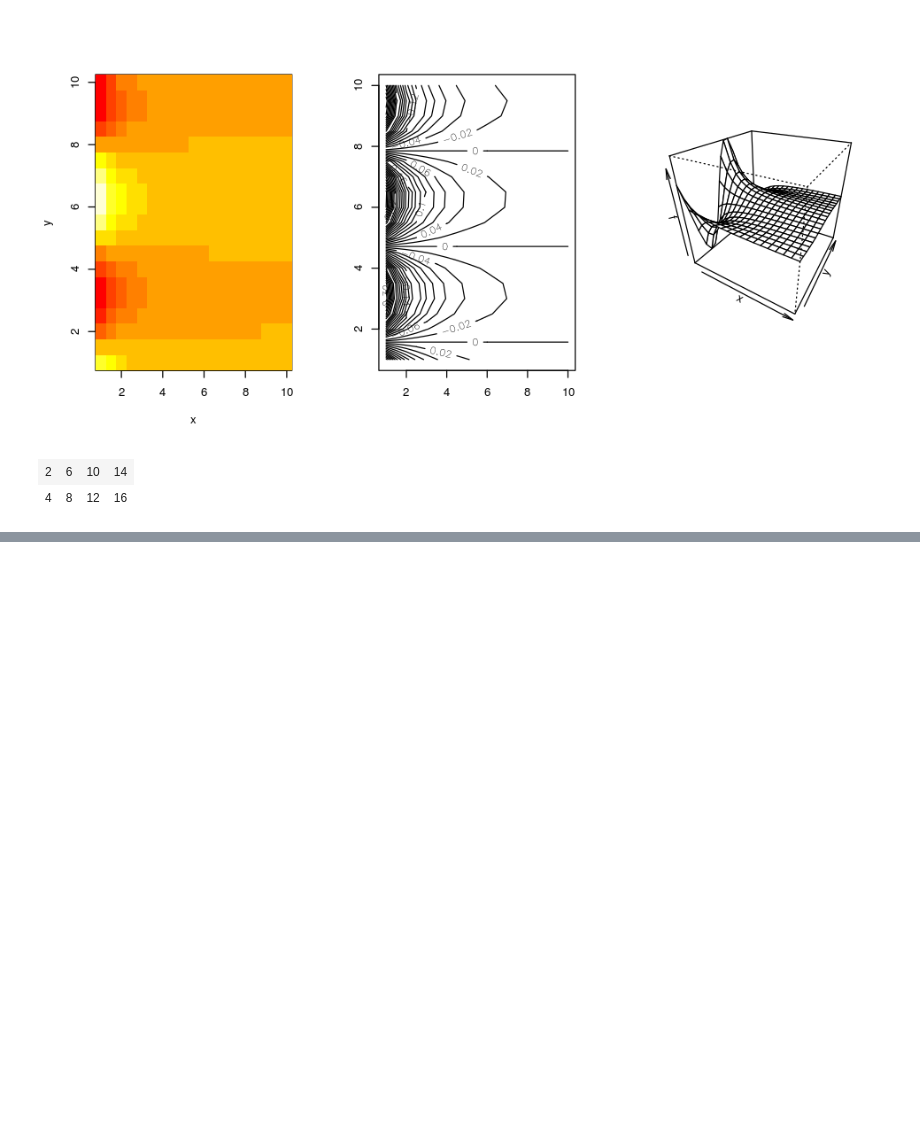
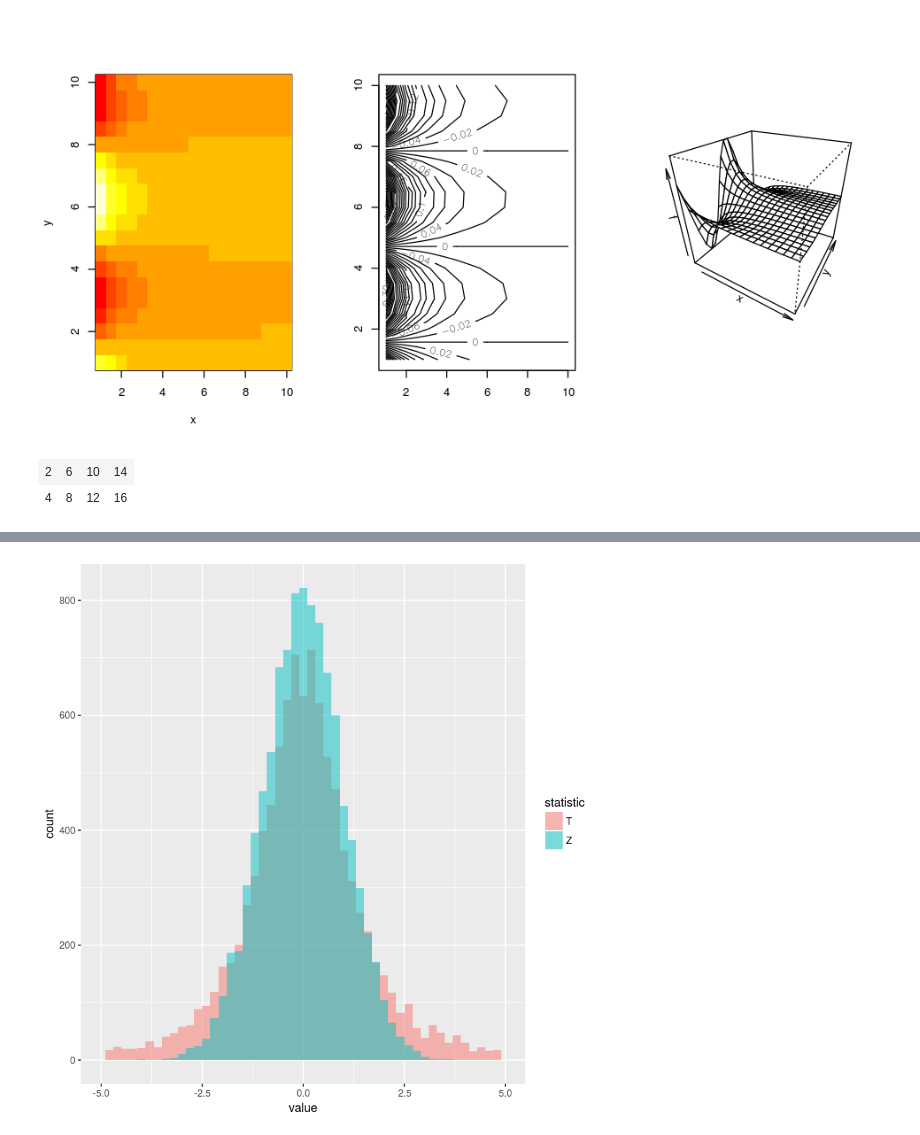
Before and after one commit to ebusato/jupyter_R, a Jupyter notebook: Introduction to R.ipynb, the cells around one changed output, grey strips where cells are left out. Saved outputs shown, nothing was run; the diff lists cells and outputs as text; code cells hidden in the pictures; blank space fills up the shorter version.

```diff
--- a/Introduction to R.ipynb
+++ b/Introduction to R.ipynb
@@ -240,3 +240,22 @@ A[-c(1,3),]
 # %% [output]
 | 2 | 6 | 10 | 14 |
 | 4 | 8 | 12 | 16 |
+# %%
+library(ggplot2)
+mu.x = 100  # population value
+sd.x = 15   # population value
+n = 3       # small sample size to highlight t distribution tails
+sample.n = function(n){rnorm(n, mu.x, sd.x)}
+calculate.t = function(x){(mean(x) - mu.x)/(sd(x)/sqrt(length(x)))} # uses sample sd
+calculate.z = function(x){(mean(x) - mu.x)/(sd.x /sqrt(length(x)))} # uses population sd
+
+sample.ts = replicate(10000, calculate.t(sample.n(n)))
+sample.zs = replicate(10000, calculate.z(sample.n(n)))
+
+df = rbind(data.frame(value=sample.ts, statistic="T"),
+           data.frame(value=sample.zs, statistic="Z"))
+
+ggplot(df, aes(x=value, fill=statistic))+
+  geom_histogram(position="identity", binwidth=0.2, alpha=0.5)+
+  scale_x_continuous(limits=c(-5,5))
+# %% [output]
@@ -242,0 +264 @@ A[-c(1,3),]
+[figure, added]
```
Also changed, not shown: parts of 1 cell of this notebook, 1 other file.
